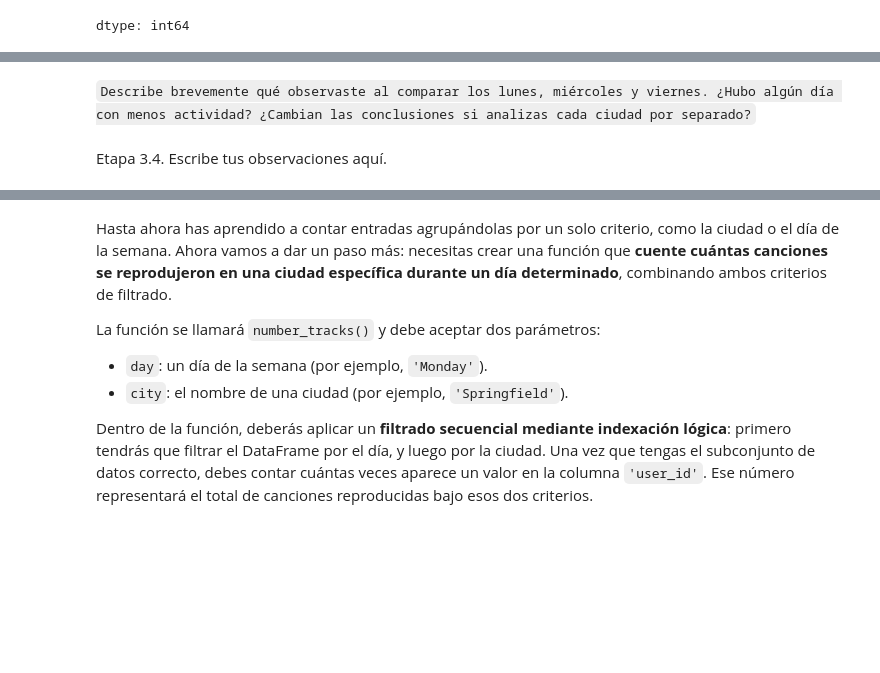
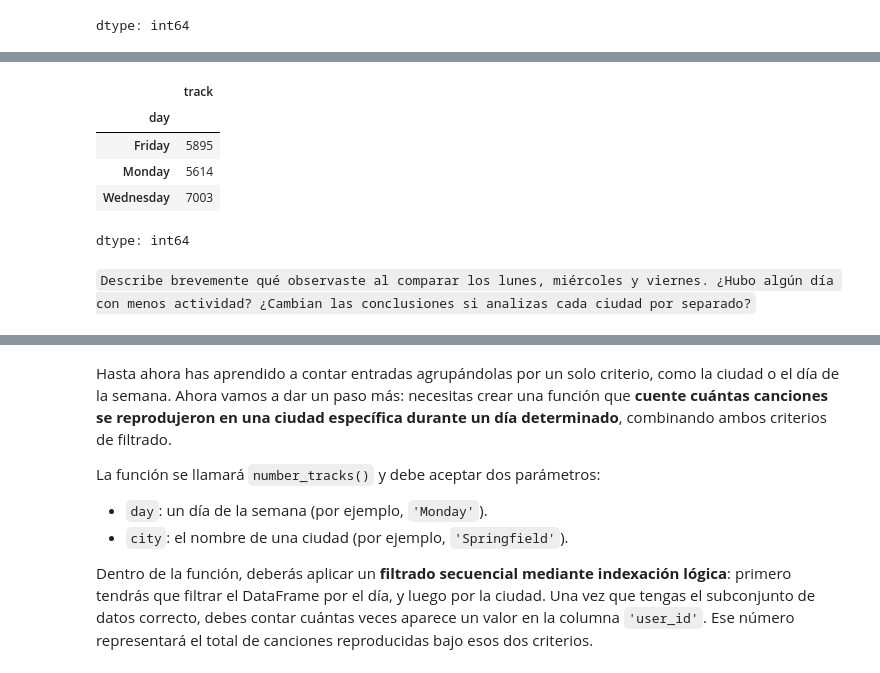
Before and after one commit to Davichobacter/data_science, a Jupyter notebook: notebook_sprint_3.ipynb, the cells around one changed output, grey strips where cells are left out. Cells and saved outputs as stored; diff of their text form; code cells hidden in the pictures; blank space fills up the shorter version.

```diff
--- a/notebook_sprint_3.ipynb
+++ b/notebook_sprint_3.ipynb
@@ -533,4 +474,11 @@ dtype: int64
+# %%
+df[df['city'] == 'Shelbyville'].groupby('day')['track'].count()
+# %% [output]
+|  | track |
+| day |  |
+| Friday | 5895 |
+| Monday | 5614 |
+| Wednesday | 7003 |
+dtype: int64
 # %% [markdown]
 `Describe brevemente qué observaste al comparar los lunes, miércoles y viernes. ¿Hubo algún día con menos actividad? ¿Cambian las conclusiones si analizas cada ciudad por separado?`
-# %% [markdown]
-Etapa 3.4. Escribe tus observaciones aquí.
```
Also changed, not shown: parts of 12 cells of this notebook.
